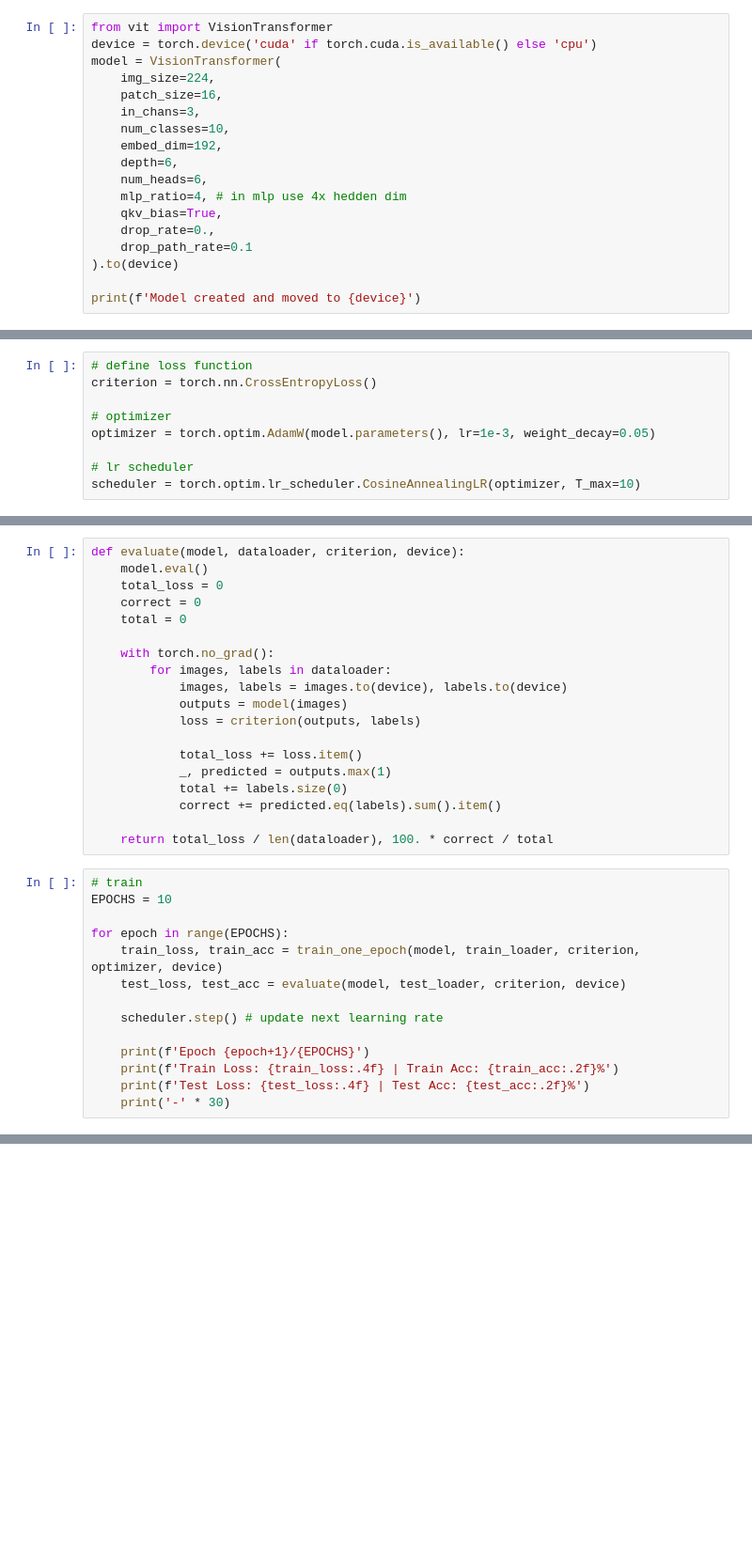
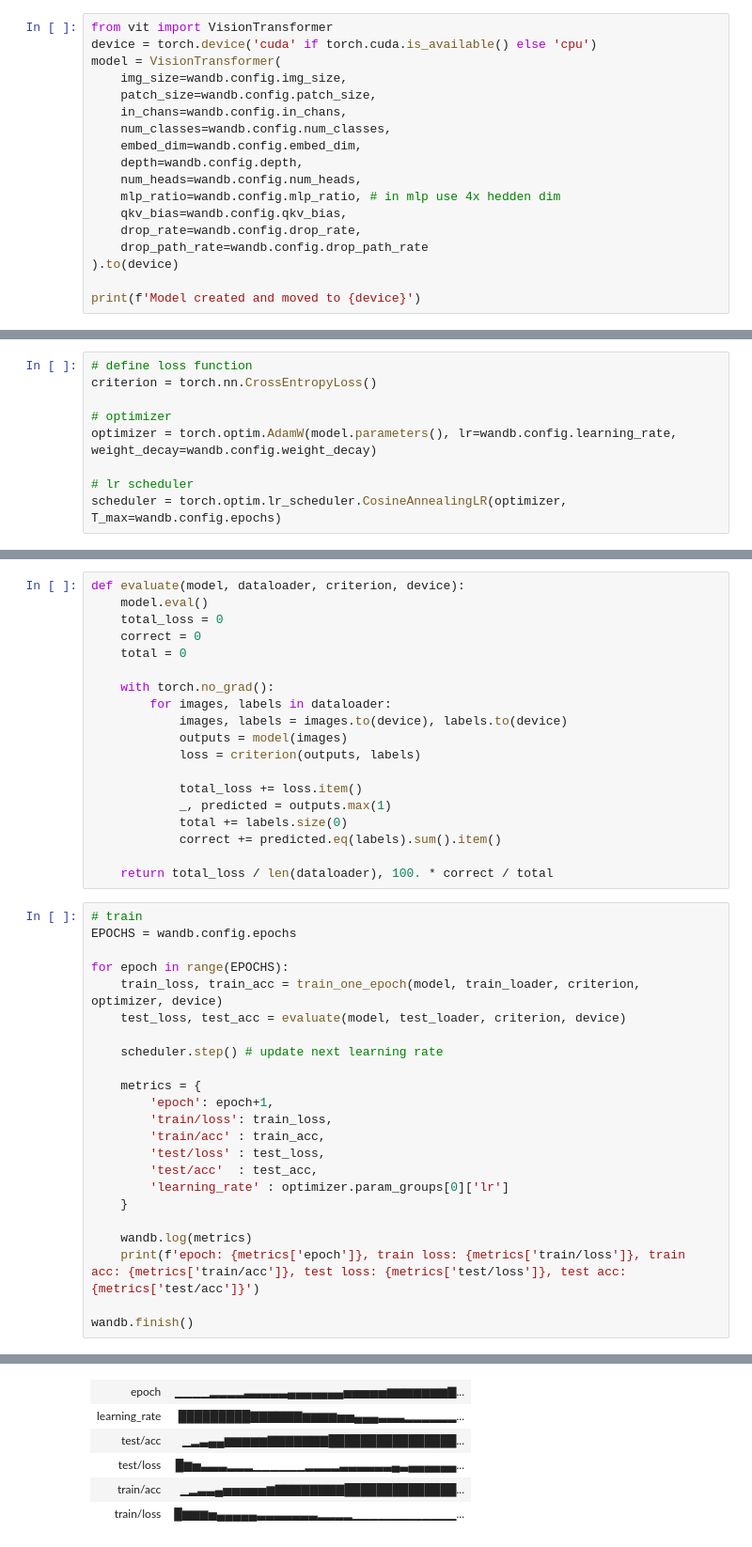
Before and after one commit to harumo11/replicas, a Jupyter notebook: vit/train.ipynb, the cells around one changed output, grey strips where cells are left out. Shown at 94% size. Drawn from its saved outputs; the diff is of its cells as text; blank space fills up the shorter version.

Commit message:
Added train code

```diff
--- a/vit/train.ipynb
+++ b/vit/train.ipynb
@@ -70,17 +111,17 @@ labels : truck dog horse ship
 from vit import VisionTransformer
 device = torch.device('cuda' if torch.cuda.is_available() else 'cpu')
 model = VisionTransformer(
-    img_size=224,
-    patch_size=16,
-    in_chans=3,
-    num_classes=10,
-    embed_dim=192,
-    depth=6,
-    num_heads=6,
-    mlp_ratio=4, # in mlp use 4x hedden dim
-    qkv_bias=True,
-    drop_rate=0.,
-    drop_path_rate=0.1
+    img_size=wandb.config.img_size,
+    patch_size=wandb.config.patch_size,
+    in_chans=wandb.config.in_chans,
+    num_classes=wandb.config.num_classes,
+    embed_dim=wandb.config.embed_dim,
+    depth=wandb.config.depth,
+    num_heads=wandb.config.num_heads,
+    mlp_ratio=wandb.config.mlp_ratio, # in mlp use 4x hedden dim
+    qkv_bias=wandb.config.qkv_bias,
+    drop_rate=wandb.config.drop_rate,
+    drop_path_rate=wandb.config.drop_path_rate
 ).to(device)
 
 print(f'Model created and moved to {device}')
@@ -91,10 +132,10 @@ Model created and moved to cuda
 criterion = torch.nn.CrossEntropyLoss()
 
 # optimizer
-optimizer = torch.optim.AdamW(model.parameters(), lr=1e-3, weight_decay=0.05)
+optimizer = torch.optim.AdamW(model.parameters(), lr=wandb.config.learning_rate, weight_decay=wandb.config.weight_decay)
 
 # lr scheduler
-scheduler = torch.optim.lr_scheduler.CosineAnnealingLR(optimizer, T_max=10)
+scheduler = torch.optim.lr_scheduler.CosineAnnealingLR(optimizer, T_max=wandb.config.epochs)
 # %%
 # training setting
 # AMP mix presicion
@@ -148,7 +189,7 @@ def evaluate(model, dataloader, criterion, device):
     return total_loss / len(dataloader), 100. * correct / total
 # %%
 # train
-EPOCHS = 10
+EPOCHS = wandb.config.epochs
 
 for epoch in range(EPOCHS):
     train_loss, train_acc = train_one_epoch(model, train_loader, criterion, optimizer, device)
@@ -156,8 +197,17 @@ for epoch in range(EPOCHS):
 
     scheduler.step() # update next learning rate
 
-    print(f'Epoch {epoch+1}/{EPOCHS}')
-    print(f'Train Loss: {train_loss:.4f} | Train Acc: {train_acc:.2f}%')
-    print(f'Test Loss: {test_loss:.4f} | Test Acc: {test_acc:.2f}%')
-    print('-' * 30)
+    metrics = {
+        'epoch': epoch+1,
+        'train/loss': train_loss,
+        'train/acc' : train_acc,
+        'test/loss' : test_loss,
+        'test/acc'  : test_acc,
+        'learning_rate' : optimizer.param_groups[0]['lr']
+    }
+
+    wandb.log(metrics)
+    print(f'epoch: {metrics['epoch']}, train loss: {metrics['train/loss']}, train acc: {metrics['train/acc']}, test loss: {metrics['test/loss']}, test acc: {metrics['test/acc']}')
+
+wandb.finish()
 # %% [output]
@@ -180,0 +233,6 @@ Test Loss: 0.8640 | Test Acc: 69.54%
+| epoch | ▁▁▁▁▂▂▂▂▃▃▃▃▃▄▄▄▄▄▄▄▅▅▅▅▅▆▆▆▆▆▆▆▇... |
+| learning_rate | █████████▇▇▇▇▇▇▆▆▆▆▅▅▄▄▄▃▃▃▂▂▂▂▂▂... |
+| test/acc | ▁▂▃▄▄▆▆▆▆▆▇▇▇▇▇▇▇████████████████... |
+| test/loss | █▆▅▃▃▃▂▂▂▁▁▁▁▁▁▂▂▂▂▃▃▃▃▃▃▄▃▄▄▄▄▄▄... |
+| train/acc | ▁▂▃▃▄▅▅▅▅▅▆▇▇▇▇▇▇▇▇██████████████... |
+| train/loss | █▆▆▆▅▄▄▄▄▄▃▃▃▃▃▃▃▂▂▂▂▁▁▁▁▁▁▁▁▁▁▁▁... |
```
Also changed, not shown: parts of 4 cells of this notebook.
